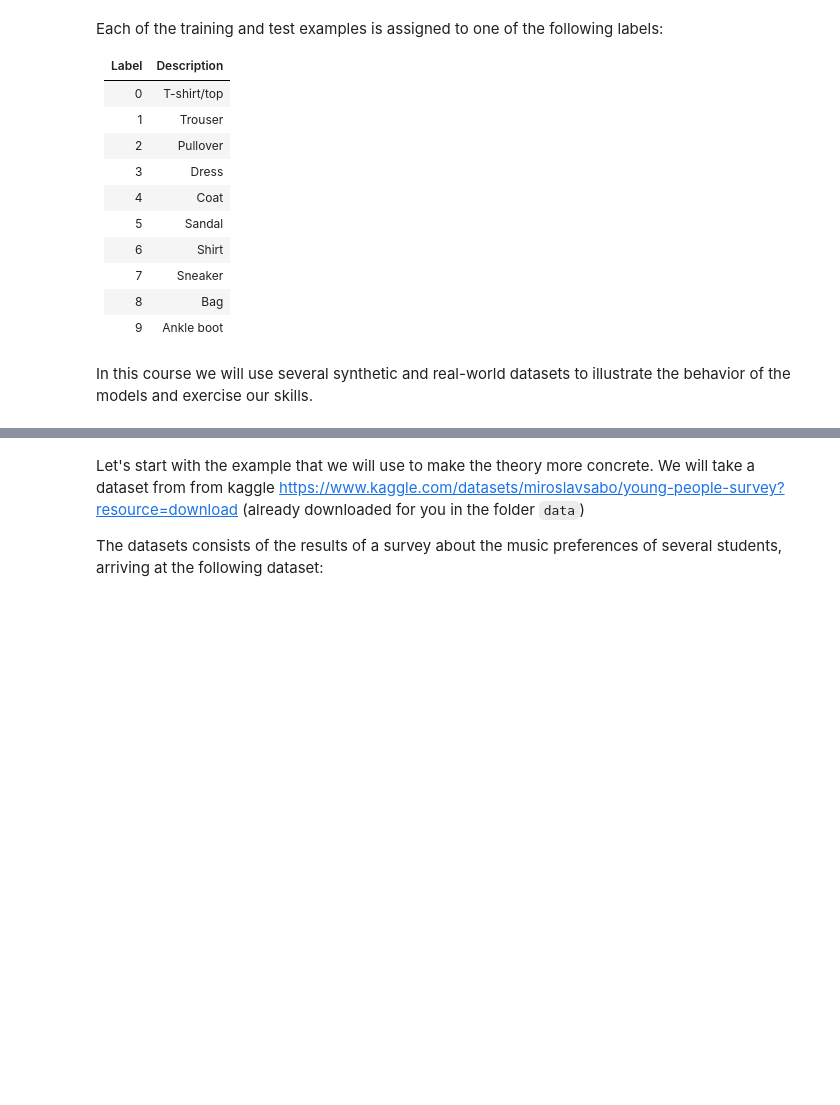
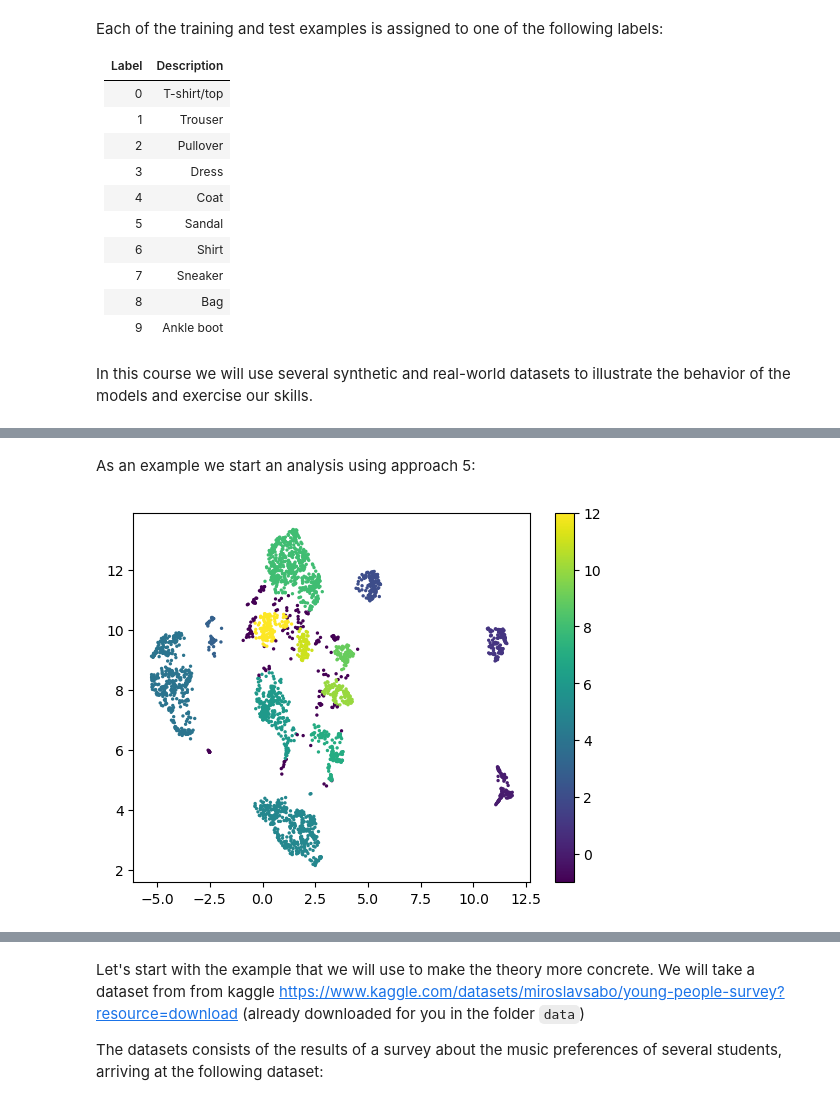
Before and after one commit to neworldemancer/DSF5, a Jupyter notebook: Course_2.ipynb, the cells around one changed output, grey strips where cells are left out. Drawn from its saved outputs; the diff is of its cells as text; code cells hidden in the pictures; blank space fills up the shorter version.

```diff
--- a/Course_2.ipynb
+++ b/Course_2.ipynb
@@ -266,0 +485,15 @@ We do not aim at fitting a mapping from $X$ to $Y$, but to understand pattern in
+# %% [markdown]
+As an example we start an analysis using approach 5:
+# %%
+import hdbscan
+
+clusterer = hdbscan.HDBSCAN(min_cluster_size=30, gen_min_span_tree=True)
+clusterer.fit(umap_houses)
+
+scatter = plt.scatter(umap_houses[:, 0], umap_houses[:, 1], c=clusterer.labels_, cmap='viridis', s=2)
+plt.colorbar(scatter)
+
+labels=clusterer.labels_
+classes=set(labels)-set([-1])
+# %% [output]
+[figure, added]
```
Also changed, not shown: parts of 103 cells of this notebook, 1 other file.
